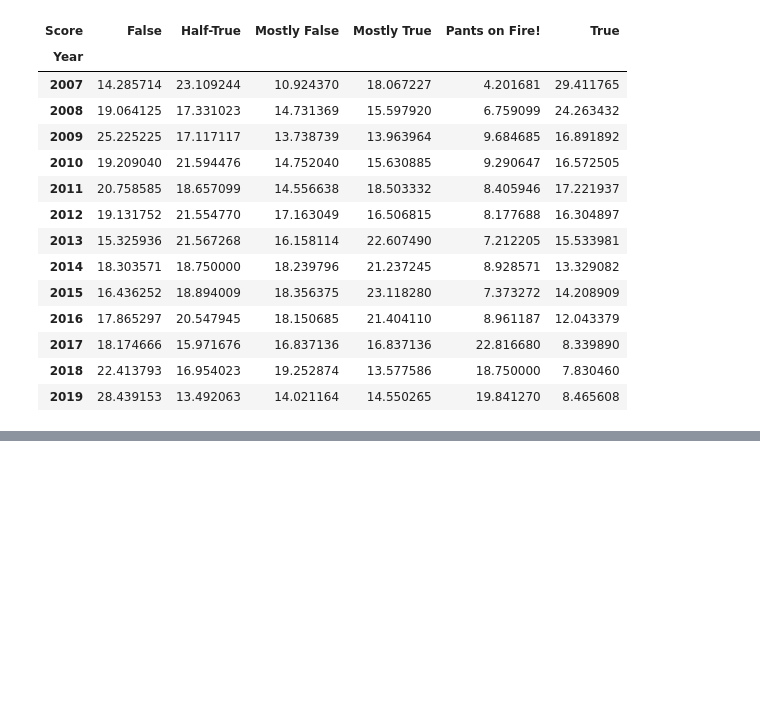
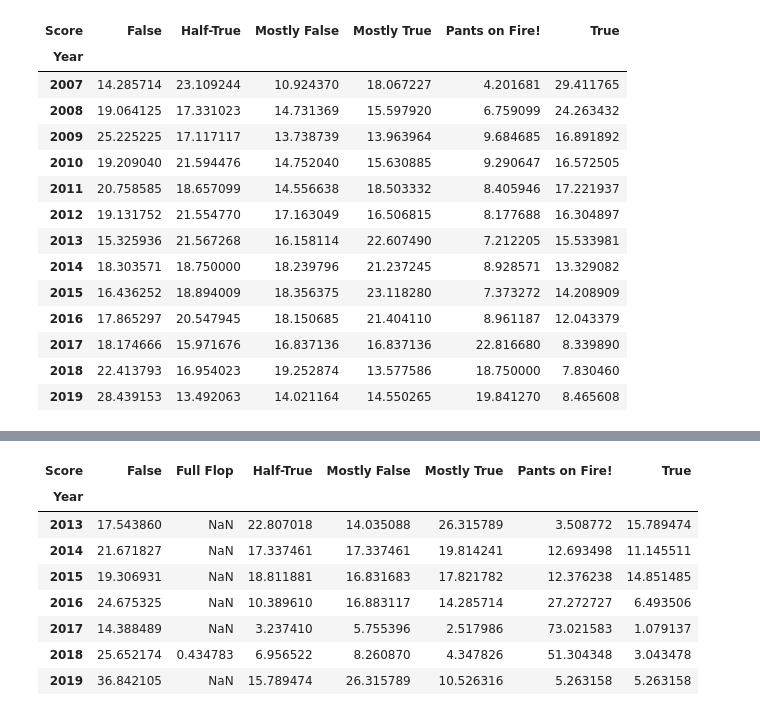
Before and after one commit to AmyOKruk/data-studio-projects, a Jupyter notebook: Politifact project - Week 3/Politifact - Graphs.ipynb, the cells around one changed output, grey strips where cells are left out. Cells and saved outputs as stored; diff of their text form; code cells hidden in the pictures; blank space fills up the shorter version.

```diff
--- a/Politifact project - Week 3/Politifact - Graphs.ipynb
+++ b/Politifact project - Week 3/Politifact - Graphs.ipynb
@@ -53,0 +64,13 @@ graph_df.plot(ax=ax).f
+# %%
+pundit_graph = df2.pivot(index='Year', columns='Score', values='Percent')
+pundit_graph
+# %% [output]
+| Score | False | Full Flop | Half-True | Mostly False | Mostly True | Pants on Fire! | True |
+| Year |  |  |  |  |  |  |  |
+| 2013 | 17.543860 | NaN | 22.807018 | 14.035088 | 26.315789 | 3.508772 | 15.789474 |
+| 2014 | 21.671827 | NaN | 17.337461 | 17.337461 | 19.814241 | 12.693498 | 11.145511 |
+| 2015 | 19.306931 | NaN | 18.811881 | 16.831683 | 17.821782 | 12.376238 | 14.851485 |
+| 2016 | 24.675325 | NaN | 10.389610 | 16.883117 | 14.285714 | 27.272727 | 6.493506 |
+| 2017 | 14.388489 | NaN | 3.237410 | 5.755396 | 2.517986 | 73.021583 | 1.079137 |
+| 2018 | 25.652174 | 0.434783 | 6.956522 | 8.260870 | 4.347826 | 51.304348 | 3.043478 |
+| 2019 | 36.842105 | NaN | 15.789474 | 26.315789 | 10.526316 | 5.263158 | 5.263158 |
```
Also changed, not shown: parts of 6 cells of this notebook.
